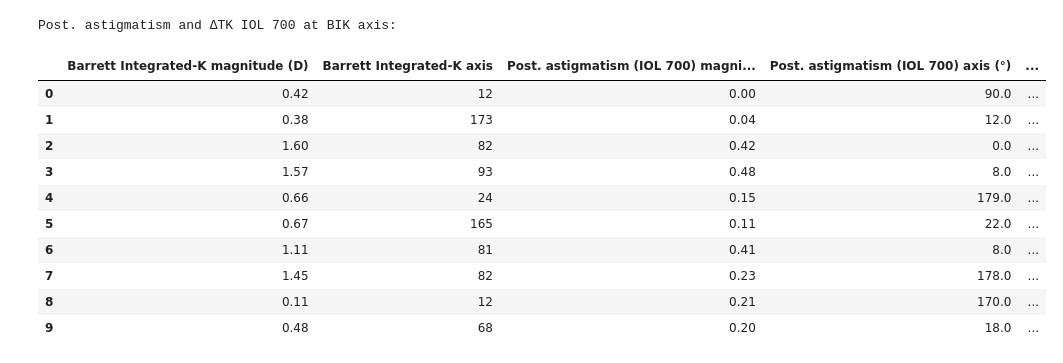
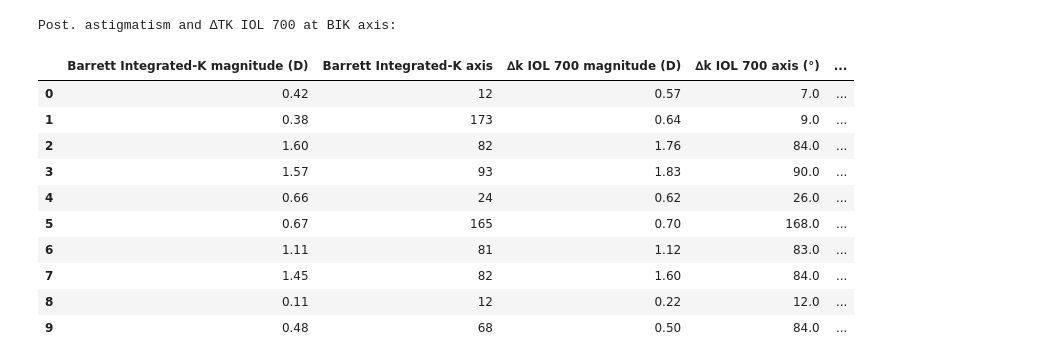
Before and after one commit to wak1616/warringdemo, a Jupyter notebook: data_notebook.ipynb, the cells around one changed output. Saved outputs shown, nothing was run; the diff lists cells and outputs as text; code cells hidden in the pictures.

```diff
--- a/data_notebook.ipynb
+++ b/data_notebook.ipynb
@@ -9,10 +8,3 @@ pd.set_option('display.max_columns', None)
 
 # Load the LRI AI Spreadsheet data
 df = pd.read_csv('data/LRI_AI_Spreadsheet_WVI_NG_11_2025_Deidentified.csv')
-
-# Rename Pentagram columns to Pentacam
-df = df.rename(columns={
-    '∆k Pentagram magnitude (D)': '∆k Pentacam magnitude (D)',
-    '∆k Pentagram axis (°)': '∆k Pentacam axis (°)'
-})
-print("Renamed 'Pentagram' columns to 'Pentacam'")
@@ -114,0 +68,4 @@ Sample values:
+# %%
+# Create new column for manifest cyl at BIK axis (using negative manifest cyl at a specific axis as input)
+df['Manifest_cyl_at_BIKaxis'] = df.apply(get_magnitude_at_axis_from_neg_cyl, axis=1)
+print("Created new column 'Manifest_cyl_at_BIKaxis'")
@@ -116,7 +75,7 @@ Sample values:
 # Calculate magnitude at BIK axis for other astigmatism measurements (already in positive cylinder format)
 
 # 1. Pentacam ∆k at BIK axis
-df['Pentacam_atBIKaxis'] = df.apply(
+df['Pentacam_cyl_atBIKaxis'] = df.apply(
     lambda row: get_magnitude_at_axis(
         row['∆k Pentacam magnitude (D)'],
         row['∆k Pentacam axis (°)'],
@@ -126,7 +85,7 @@ df['Pentacam_atBIKaxis'] = df.apply(
 )
 
 # 2. ∆k IOL 700 at BIK axis
-df['deltaK_IOL700_atBIKaxis'] = df.apply(
+df['deltaK_IOL700_cyl_atBIKaxis'] = df.apply(
     lambda row: get_magnitude_at_axis(
         row['∆k IOL 700 magnitude (D)'],
         row['∆k IOL 700 axis (°)'],
@@ -136,7 +95,7 @@ df['deltaK_IOL700_atBIKaxis'] = df.apply(
 )
 
 # 3. Post. astigmatism (IOL 700) at BIK axis
-df['PostAstig_IOL700_atBIKaxis'] = df.apply(
+df['PostAstig_IOL700_cyl_atBIKaxis'] = df.apply(
     lambda row: get_magnitude_at_axis(
         row['Post. astigmatism (IOL 700) magnitude (D)'],
         row['Post. astigmatism (IOL 700) axis (°)'],
@@ -146,7 +105,7 @@ df['PostAstig_IOL700_atBIKaxis'] = df.apply(
 )
 
 # 4. ∆TK IOL 700 at BIK axis
-df['deltaTK_IOL700_atBIKaxis'] = df.apply(
+df['deltaTK_IOL700_cyl_atBIKaxis'] = df.apply(
     lambda row: get_magnitude_at_axis(
         row['∆TK IOL 700 magnitude (D)'],
         row['∆TK IOL 700 axis (°)'],
@@ -155,15 +114,18 @@ df['deltaTK_IOL700_atBIKaxis'] = df.apply(
     axis=1
 )
 
-print("Created 4 new columns for magnitude at BIK axis:")
-print("  1. Pentacam_atBIKaxis")
-print("  2. deltaK_IOL700_atBIKaxis")
-print("  3. PostAstig_IOL700_atBIKaxis")
-print("  4. deltaTK_IOL700_atBIKaxis")
+print("Created 5 new columns for magnitude at BIK axis:")
+print("  1. Manifest_cyl_at_BIKaxis")
+print("  2. Pentacam_cyl_atBIKaxis")
+print("  3. deltaK_IOL700_cyl_atBIKaxis")
+print("  4. PostAstig_IOL700_cyl_atBIKaxis")
+print("  5. deltaTK_IOL700_cyl_atBIKaxis")
 
 # Show sample of all new columns
 print("\nSample values:")
-df[['Barrett Integrated-K axis',
-    '∆k Pentacam magnitude (D)', '∆k Pentacam axis (°)', 'Pentacam_atBIKaxis',
-    '∆k IOL 700 magnitude (D)', '∆k IOL 700 axis (°)', 'deltaK_IOL700_atBIKaxis']].head(10)
+df[['Barrett Integrated-K magnitude (D)', 'Barrett Integrated-K axis',
+    '(M) Cylinder', '(M) Axis', 'Manifest_cyl_at_BIKaxis',
+    '∆k Pentacam magnitude (D)', '∆k Pentacam axis (°)', 'Pentacam_cyl_atBIKaxis',
+    '∆k IOL 700 magnitude (D)', '∆k IOL 700 axis (°)', 'deltaK_IOL700_cyl_atBIKaxis',
+    '∆TK IOL 700 magnitude (D)', '∆TK IOL 700 axis (°)', 'deltaTK_IOL700_cyl_atBIKaxis']].head(10)
 # %% [output]
@@ -188,20 +151,21 @@ Sample values:
 # %%
 # Show sample for Post. astigmatism and ∆TK columns
 print("Post. astigmatism and ∆TK IOL 700 at BIK axis:\n")
 df[['Barrett Integrated-K magnitude (D)','Barrett Integrated-K axis',
-    'Post. astigmatism (IOL 700) magnitude (D)', 'Post. astigmatism (IOL 700) axis (°)', 'PostAstig_IOL700_atBIKaxis',
-    '∆TK IOL 700 magnitude (D)', '∆TK IOL 700 axis (°)', 'deltaTK_IOL700_atBIKaxis']].head(10)
+    '∆k IOL 700 magnitude (D)', '∆k IOL 700 axis (°)', 'deltaK_IOL700_cyl_atBIKaxis',
+    'Post. astigmatism (IOL 700) magnitude (D)', 'Post. astigmatism (IOL 700) axis (°)', 'PostAstig_IOL700_cyl_atBIKaxis',
+    '∆TK IOL 700 magnitude (D)', '∆TK IOL 700 axis (°)', 'deltaTK_IOL700_cyl_atBIKaxis']].head(10)
 # %% [output]
 Post. astigmatism and ∆TK IOL 700 at BIK axis:
-|  | Barrett Integrated-K magnitude (D) | Barrett Integrated-K axis | Post. astigmatism (IOL 700) magni... | Post. astigmatism (IOL 700) axis (°) | ... |
-| 0 | 0.42 | 12 | 0.00 | 90.0 | ... |
-| 1 | 0.38 | 173 | 0.04 | 12.0 | ... |
-| 2 | 1.60 | 82 | 0.42 | 0.0 | ... |
-| 3 | 1.57 | 93 | 0.48 | 8.0 | ... |
-| 4 | 0.66 | 24 | 0.15 | 179.0 | ... |
-| 5 | 0.67 | 165 | 0.11 | 22.0 | ... |
-| 6 | 1.11 | 81 | 0.41 | 8.0 | ... |
-| 7 | 1.45 | 82 | 0.23 | 178.0 | ... |
-| 8 | 0.11 | 12 | 0.21 | 170.0 | ... |
-| 9 | 0.48 | 68 | 0.20 | 18.0 | ... |
+|  | Barrett Integrated-K magnitude (D) | Barrett Integrated-K axis | ∆k IOL 700 magnitude (D) | ∆k IOL 700 axis (°) | ... |
+| 0 | 0.42 | 12 | 0.57 | 7.0 | ... |
+| 1 | 0.38 | 173 | 0.64 | 9.0 | ... |
+| 2 | 1.60 | 82 | 1.76 | 84.0 | ... |
+| 3 | 1.57 | 93 | 1.83 | 90.0 | ... |
+| 4 | 0.66 | 24 | 0.62 | 26.0 | ... |
+| 5 | 0.67 | 165 | 0.70 | 168.0 | ... |
+| 6 | 1.11 | 81 | 1.12 | 83.0 | ... |
+| 7 | 1.45 | 82 | 1.60 | 84.0 | ... |
+| 8 | 0.11 | 12 | 0.22 | 12.0 | ... |
+| 9 | 0.48 | 68 | 0.50 | 84.0 | ... |
 # %%
```
Also changed, not shown: parts of 34 cells of this notebook, 6 other files.
